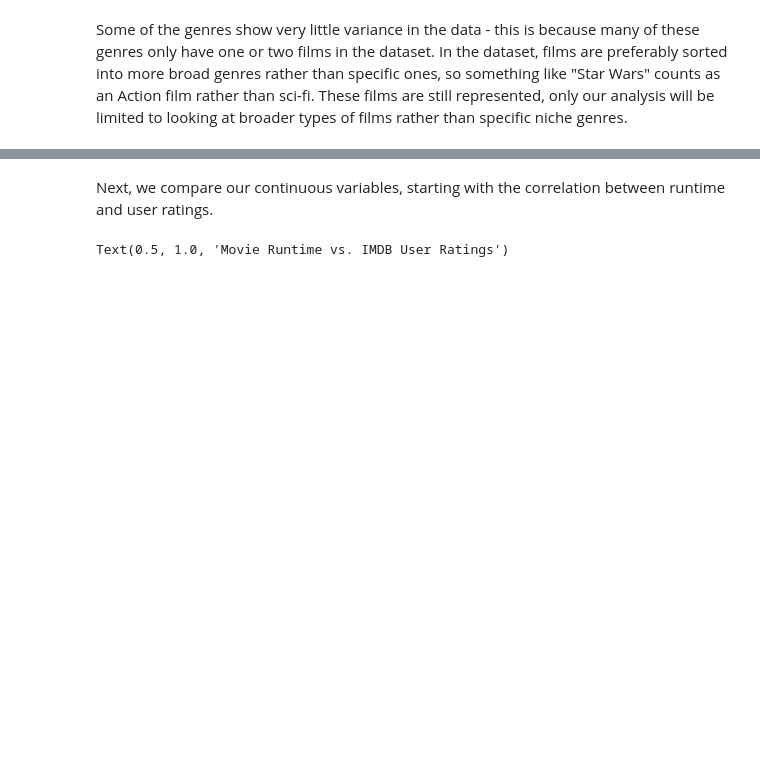
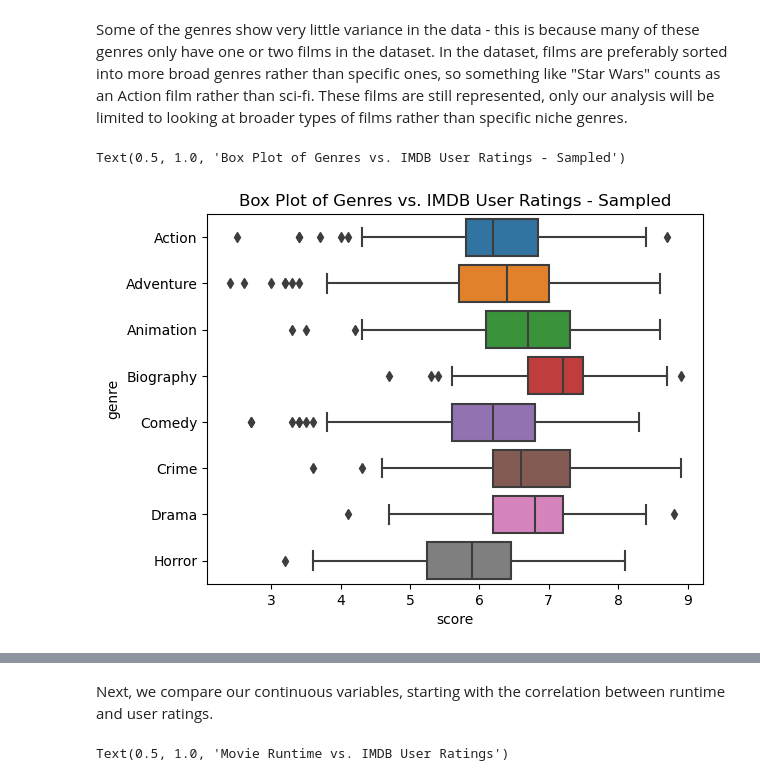
Before and after one commit to COGS108/Group028_WI24, a Jupyter notebook: EDACheckpoint_Group028_WI24.ipynb, the cells around one changed output, grey strips where cells are left out. Saved outputs shown, nothing was run; the diff lists cells and outputs as text; code cells hidden in the pictures; blank space fills up the shorter version.

Commit message:
Added df sampled by genre and OLS models

```diff
--- a/EDACheckpoint_Group028_WI24.ipynb
+++ b/EDACheckpoint_Group028_WI24.ipynb
@@ -495,5 +497,20 @@ Text(0.5, 1.0, 'Box Plot of Genres vs. IMDB User Ratings')
 # %% [markdown]
 Some of the genres show very little variance in the data - this is because many of these genres only have one or two films in the dataset. In the dataset, films are preferably sorted into more broad genres rather than specific ones, so something like "Star Wars" counts as an Action film rather than sci-fi. These films are still represented, only our analysis will be limited to looking at broader types of films rather than specific niche genres.
+# %%
+grouped_df = combined_df.groupby('genre')
+
+films = []
+for genre, group in grouped_df:
+    if len(group) >= 251:
+        films.append(group.sample(251))
+
+sampled_df = pd.concat(films)
+
+sns.boxplot(data=sampled_df, y='genre', x='score')
+plt.title('Box Plot of Genres vs. IMDB User Ratings - Sampled')
+# %% [output]
+Text(0.5, 1.0, 'Box Plot of Genres vs. IMDB User Ratings - Sampled')
+[figure, added]
 # %%
 sns.boxplot(data=combined_df, y='rating', x='score')
 plt.title('Box Plot of Rating vs. IMDB User Ratings')
```
Also changed, not shown: parts of 18 cells of this notebook.
